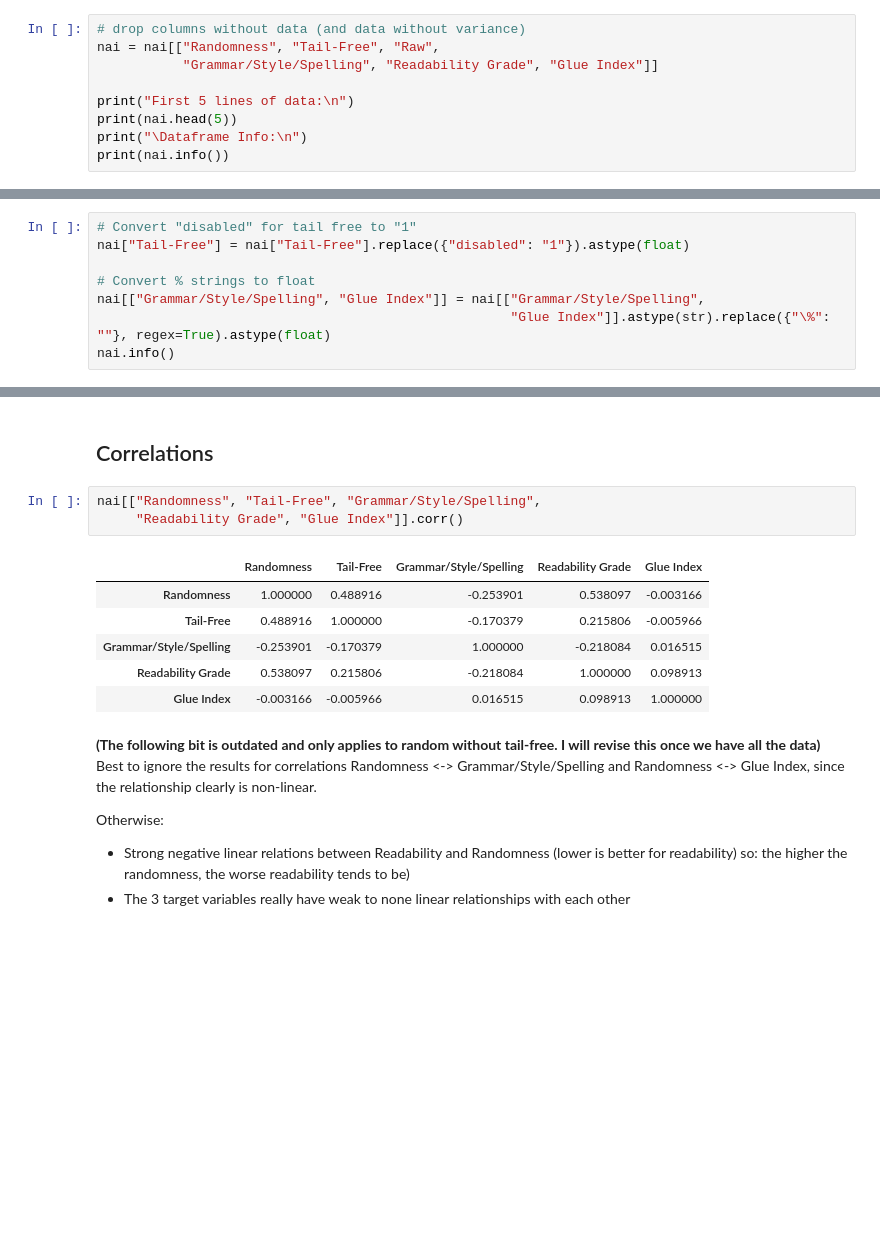
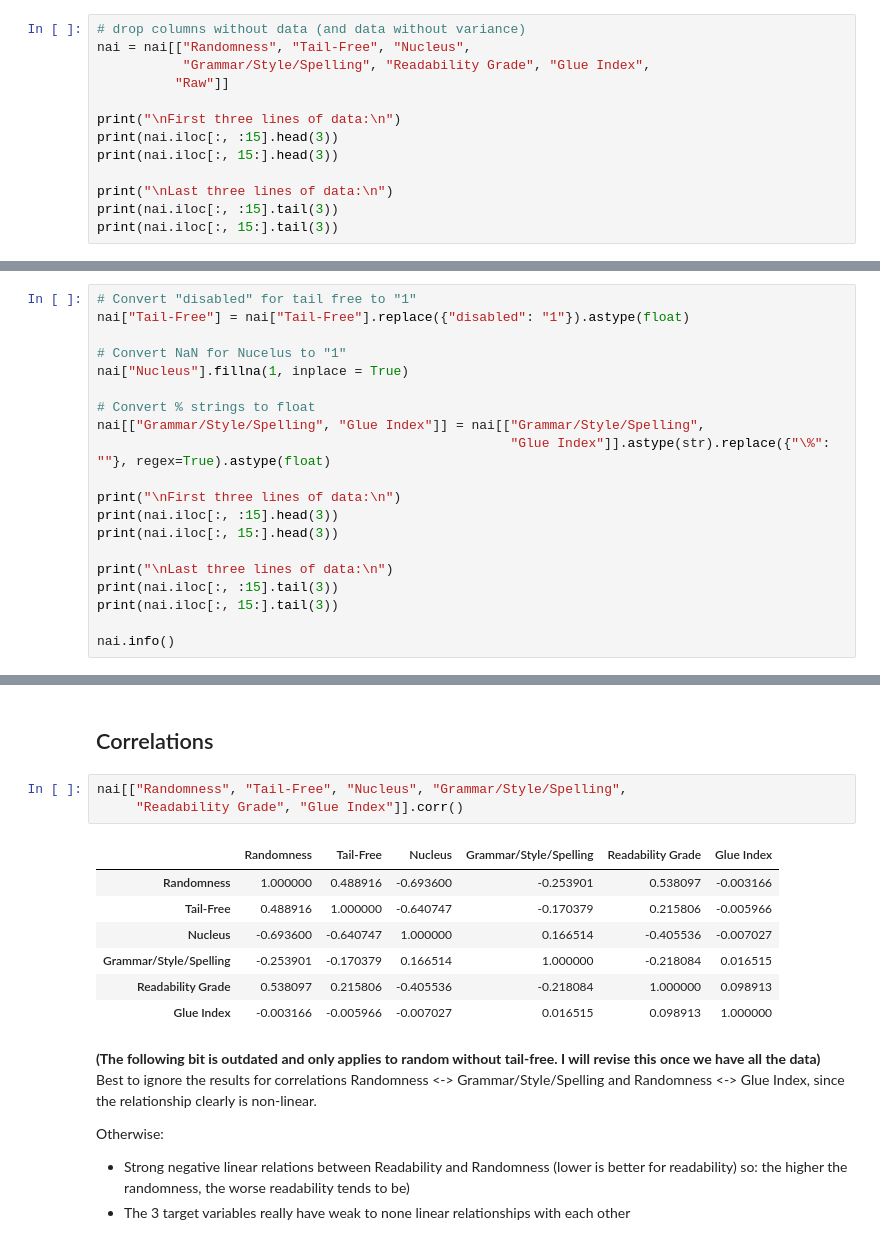
Before and after one commit to MWiechmann/NAI_gen_set_experiment, a Jupyter notebook: Analyzing Data from Basileus' Generation Setting Experiment.ipynb, the cells around one changed output, grey strips where cells are left out. Drawn from its saved outputs; the diff is of its cells as text; blank space fills up the shorter version.

```diff
--- a/Analyzing Data from Basileus' Generation Setting Experiment.ipynb
+++ b/Analyzing Data from Basileus' Generation Setting Experiment.ipynb
@@ -101,11 +100,15 @@ First three lines of data:
 368           NaN     False
 # %%
 # drop columns without data (and data without variance)
-nai = nai[["Randomness", "Tail-Free", "Raw",
-           "Grammar/Style/Spelling", "Readability Grade", "Glue Index"]]
+nai = nai[["Randomness", "Tail-Free", "Nucleus",
+           "Grammar/Style/Spelling", "Readability Grade", "Glue Index",
+          "Raw"]]
 
-print("First 5 lines of data:\n")
-print(nai.head(5))
-print("\Dataframe Info:\n")
-print(nai.info())
+print("\nFirst three lines of data:\n")
+print(nai.iloc[:, :15].head(3))
+print(nai.iloc[:, 15:].head(3))
+
+print("\nLast three lines of data:\n")
+print(nai.iloc[:, :15].tail(3))
+print(nai.iloc[:, 15:].tail(3))
 # %% [output]
@@ -130,8 +133,20 @@ None
 # Convert "disabled" for tail free to "1"
 nai["Tail-Free"] = nai["Tail-Free"].replace({"disabled": "1"}).astype(float)
 
+# Convert NaN for Nucelus to "1"
+nai["Nucleus"].fillna(1, inplace = True)
+
 # Convert % strings to float
 nai[["Grammar/Style/Spelling", "Glue Index"]] = nai[["Grammar/Style/Spelling",
                                                      "Glue Index"]].astype(str).replace({"\%": ""}, regex=True).astype(float)
+
+print("\nFirst three lines of data:\n")
+print(nai.iloc[:, :15].head(3))
+print(nai.iloc[:, 15:].head(3))
+
+print("\nLast three lines of data:\n")
+print(nai.iloc[:, :15].tail(3))
+print(nai.iloc[:, 15:].tail(3))
+
 nai.info()
 # %% [output]
@@ -227,15 +253,16 @@ There seems to be not much reliable relationship of any kind between the target
 # %% [markdown]
 ## Correlations
 # %%
-nai[["Randomness", "Tail-Free", "Grammar/Style/Spelling",
+nai[["Randomness", "Tail-Free", "Nucleus", "Grammar/Style/Spelling",
      "Readability Grade", "Glue Index"]].corr()
 # %% [output]
-|  | Randomness | Tail-Free | Grammar/Style/Spelling | Readability Grade | Glue Index |
-| Randomness | 1.000000 | 0.488916 | -0.253901 | 0.538097 | -0.003166 |
-| Tail-Free | 0.488916 | 1.000000 | -0.170379 | 0.215806 | -0.005966 |
-| Grammar/Style/Spelling | -0.253901 | -0.170379 | 1.000000 | -0.218084 | 0.016515 |
-| Readability Grade | 0.538097 | 0.215806 | -0.218084 | 1.000000 | 0.098913 |
-| Glue Index | -0.003166 | -0.005966 | 0.016515 | 0.098913 | 1.000000 |
+|  | Randomness | Tail-Free | Nucleus | Grammar/Style/Spelling | Readability Grade | Glue Index |
+| Randomness | 1.000000 | 0.488916 | -0.693600 | -0.253901 | 0.538097 | -0.003166 |
+| Tail-Free | 0.488916 | 1.000000 | -0.640747 | -0.170379 | 0.215806 | -0.005966 |
+| Nucleus | -0.693600 | -0.640747 | 1.000000 | 0.166514 | -0.405536 | -0.007027 |
+| Grammar/Style/Spelling | -0.253901 | -0.170379 | 0.166514 | 1.000000 | -0.218084 | 0.016515 |
+| Readability Grade | 0.538097 | 0.215806 | -0.405536 | -0.218084 | 1.000000 | 0.098913 |
+| Glue Index | -0.003166 | -0.005966 | -0.007027 | 0.016515 | 0.098913 | 1.000000 |
 # %% [markdown]
 **(The following bit is outdated and only applies to random without tail-free. I will revise this once we have all the data)**
 Best to ignore the results for correlations Randomness <-> Grammar/Style/Spelling and Randomness <-> Glue Index, since the relationship clearly is non-linear.
```
Also changed, not shown: parts of 17 cells of this notebook, 3 other files.
